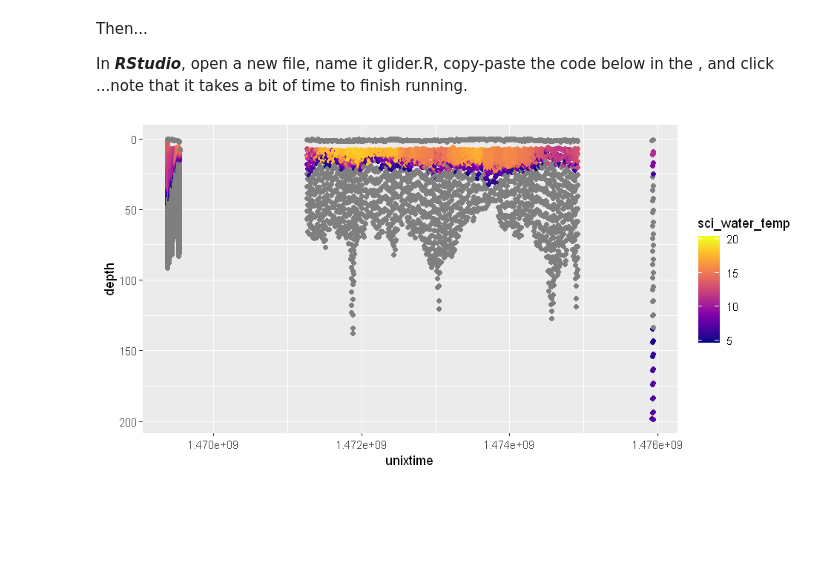
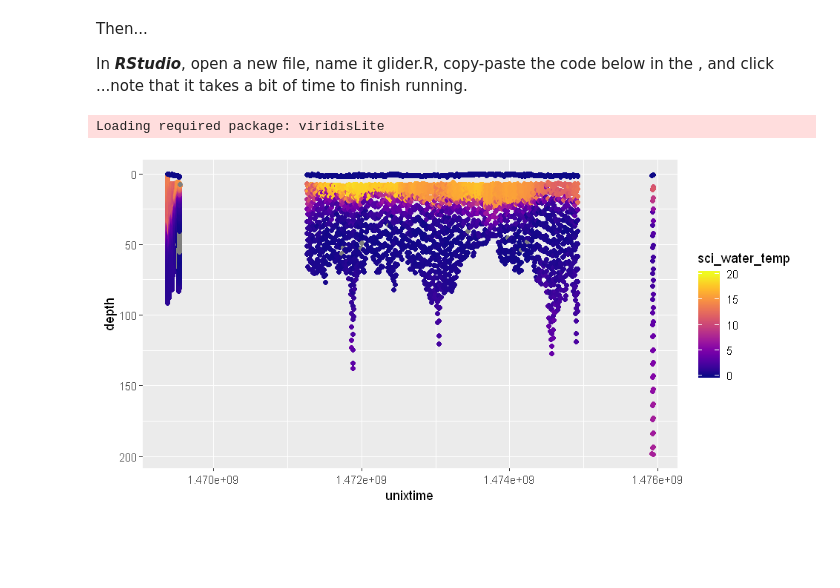
Before and after one commit to Diego-Ibarra2/biol3782, a Jupyter notebook: week1/Introduction_to_RStudio_and_R.ipynb, the cells around one changed output. Saved outputs shown, nothing was run; the diff lists cells and outputs as text; code cells hidden in the pictures.

```diff
--- a/week1/Introduction_to_RStudio_and_R.ipynb
+++ b/week1/Introduction_to_RStudio_and_R.ipynb
@@ -636,29 +636,30 @@ In ***RStudio***, open a new file, name it <span class="file">glider.R</span>, c
 # %%
 # Import library
 library(ggplot2)
 library(viridis)
 
 # Define URL for OTN glider
 #URL = 'http://gliders.oceantrack.org/data/live/bond_sci_water_temp_live.csv'
 #bouyURL <- "https://raw.githubusercontent.com/Diego-Ibarra/biol3782/main/week1/data/buoy_data.csv"
 URL <- "https://raw.githubusercontent.com/Diego-Ibarra2/biol3782/main/week1/data/glider_data.csv"
 
 # Read data directly from buoy
 data <- read.csv(URL, sep = ",")
 
 # Set plots to be drawn with a resonable size
 options(repr.plot.width=8, repr.plot.height=4)
 
 # Scatter plot
 # Assign plot to a variable "sp"
 sp <- ggplot(data, aes(x=unixtime, y=depth, color=sci_water_temp))
 
 # Draw the plot
 sp + geom_point() +
      scale_y_reverse() +
-     scale_color_viridis(limits = c(5,20), option="plasma")
+     scale_color_viridis(limits = c(0,20), option="plasma")
 # %% [output]
+Loading required package: viridisLite
-[figure, old version]
+[figure, new version]
 # %% [markdown]
 <div class="endTASK"></div><br><br>
 # %% [markdown]
```
Also changed, not shown: parts of 2 cells of this notebook.
